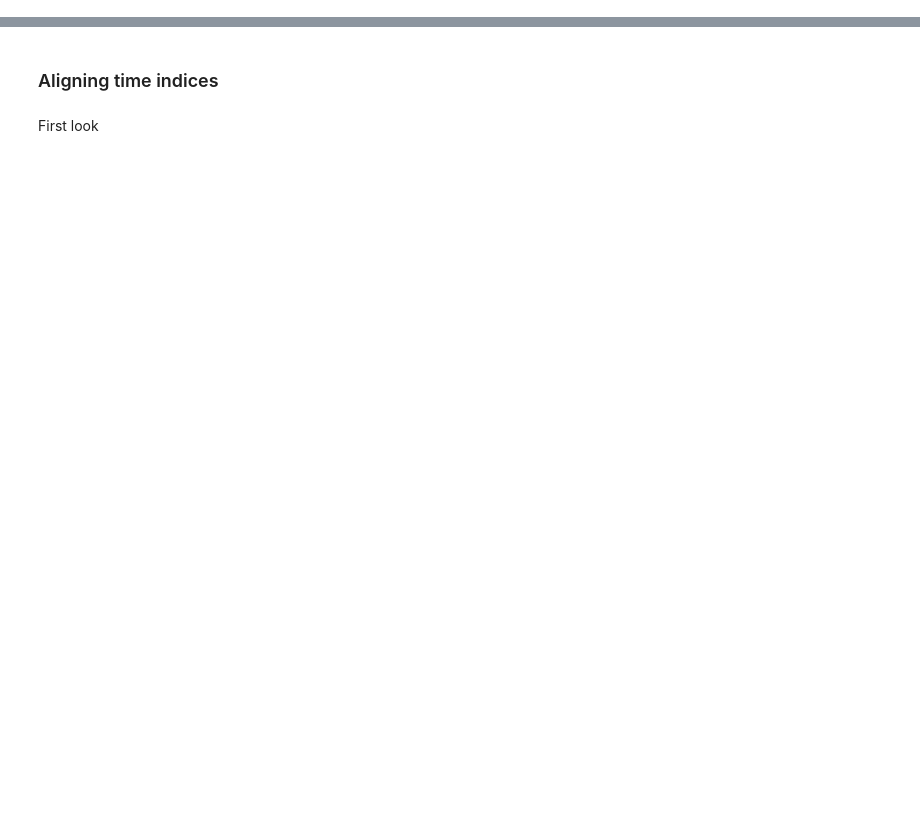
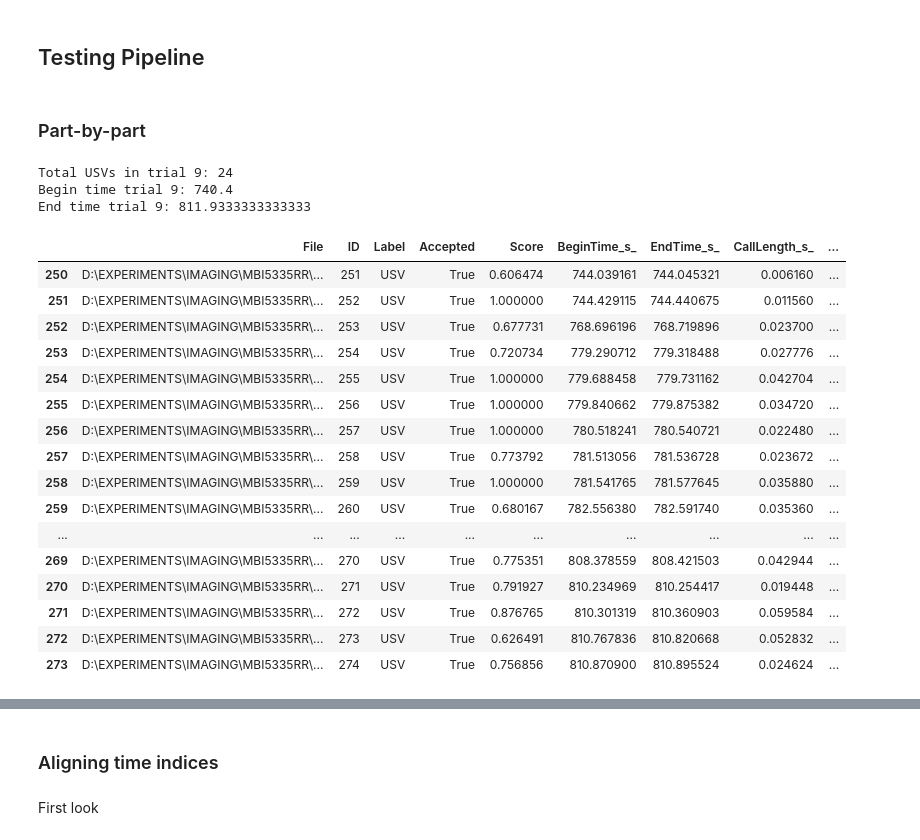
Before and after one commit to danaebroustail/Project, a Jupyter notebook: toolbox_notebook_avisoft.ipynb, the cells around one changed output, grey strips where cells are left out. Drawn from its saved outputs; the diff is of its cells as text; code cells hidden in the pictures; blank space fills up the shorter version.

```diff
--- a/toolbox_notebook_avisoft.ipynb
+++ b/toolbox_notebook_avisoft.ipynb
@@ -9,3 +9,67 @@ import random
 import warnings
 from BehaviourFeatureExtractor import BehaviourFeatureExtractor, plot_mouse_angle_to_pup, convert_seconds_to_frame
 from VocalFeatureExtractor import VocalFeatureExtractor
+# %% [markdown]
+## Testing Pipeline ##
+# %% [markdown]
+### Part-by-part ###
+# %%
+data_dir = "data"
+DL = DataLoader(data_dir, path_to_config_file = "config.json")
+VF = VocalFeatureExtractor("config.json")
+BF =  BehaviourFeatureExtractor("config.json")
+
+# get data for d1 experiment
+day = "d1"
+day1_data = DL.get_data_for_experiment(mouse_id = "MBI5335RR",
+                                       day = day)
+
+# fill out dataframes
+df_summary = day1_data['Behavior']['df_summary']
+df_DLC = day1_data['Behavior']['df_dlc']
+df_Avi = day1_data['Avisoft']['df']
+
+# get one trial
+n = 9
+trial_DLC,mask_DLC = BF.extract_trial_from_DLC(df_DLC, df_summary, n)
+# %%
+# extract trial USV for n-th trial
+trial_USV = VF.extract_trial_USV(df_Avi, df_summary, n)
+print(f"Total USVs in trial {n}: {len(trial_USV)}")
+print(f"Begin time trial {n}: {trial_DLC['time_seconds'].iloc[0]}")
+print(f"End time trial {n}: {trial_DLC['time_seconds'].iloc[-1]}")
+# %% [output]
+Total USVs in trial 9: 24
+Begin time trial 9: 740.4
+End time trial 9: 811.9333333333333
+# %%
+trial_DLC, trial_USV = VF.check_and_insert_columns_USV(trial_DLC, trial_USV)
+
+# 1. assign bout index to trial_DLC
+trial_DLC = VF.assign_bout_index_to_DLC(trial_DLC)
+
+# 2. assign bout index to trial_USV
+trial_USV = VF.assign_bout_index_to_USV(trial_USV, trial_DLC)
+
+# 3. combine trial_USV and trial_DLC
+trial_DLC = VF.merge_USV_DLC(trial_DLC, trial_USV)
+# %%
+trial_USV
+# %% [output]
+|  | File | ID | Label | Accepted | Score | BeginTime_s_ | EndTime_s_ | CallLength_s_ | ... |
+| 250 | D:\EXPERIMENTS\IMAGING\MBI5335RR\... | 251 | USV | True | 0.606474 | 744.039161 | 744.045321 | 0.006160 | ... |
+| 251 | D:\EXPERIMENTS\IMAGING\MBI5335RR\... | 252 | USV | True | 1.000000 | 744.429115 | 744.440675 | 0.011560 | ... |
+| 252 | D:\EXPERIMENTS\IMAGING\MBI5335RR\... | 253 | USV | True | 0.677731 | 768.696196 | 768.719896 | 0.023700 | ... |
+| 253 | D:\EXPERIMENTS\IMAGING\MBI5335RR\... | 254 | USV | True | 0.720734 | 779.290712 | 779.318488 | 0.027776 | ... |
+| 254 | D:\EXPERIMENTS\IMAGING\MBI5335RR\... | 255 | USV | True | 1.000000 | 779.688458 | 779.731162 | 0.042704 | ... |
+| 255 | D:\EXPERIMENTS\IMAGING\MBI5335RR\... | 256 | USV | True | 1.000000 | 779.840662 | 779.875382 | 0.034720 | ... |
+| 256 | D:\EXPERIMENTS\IMAGING\MBI5335RR\... | 257 | USV | True | 1.000000 | 780.518241 | 780.540721 | 0.022480 | ... |
+| 257 | D:\EXPERIMENTS\IMAGING\MBI5335RR\... | 258 | USV | True | 0.773792 | 781.513056 | 781.536728 | 0.023672 | ... |
+| 258 | D:\EXPERIMENTS\IMAGING\MBI5335RR\... | 259 | USV | True | 1.000000 | 781.541765 | 781.577645 | 0.035880 | ... |
+| 259 | D:\EXPERIMENTS\IMAGING\MBI5335RR\... | 260 | USV | True | 0.680167 | 782.556380 | 782.591740 | 0.035360 | ... |
+| ... | ... | ... | ... | ... | ... | ... | ... | ... | ... |
+| 269 | D:\EXPERIMENTS\IMAGING\MBI5335RR\... | 270 | USV | True | 0.775351 | 808.378559 | 808.421503 | 0.042944 | ... |
+| 270 | D:\EXPERIMENTS\IMAGING\MBI5335RR\... | 271 | USV | True | 0.791927 | 810.234969 | 810.254417 | 0.019448 | ... |
+| 271 | D:\EXPERIMENTS\IMAGING\MBI5335RR\... | 272 | USV | True | 0.876765 | 810.301319 | 810.360903 | 0.059584 | ... |
+| 272 | D:\EXPERIMENTS\IMAGING\MBI5335RR\... | 273 | USV | True | 0.626491 | 810.767836 | 810.820668 | 0.052832 | ... |
+| 273 | D:\EXPERIMENTS\IMAGING\MBI5335RR\... | 274 | USV | True | 0.756856 | 810.870900 | 810.895524 | 0.024624 | ... |
```
Also changed, not shown: parts of 25 cells of this notebook.
